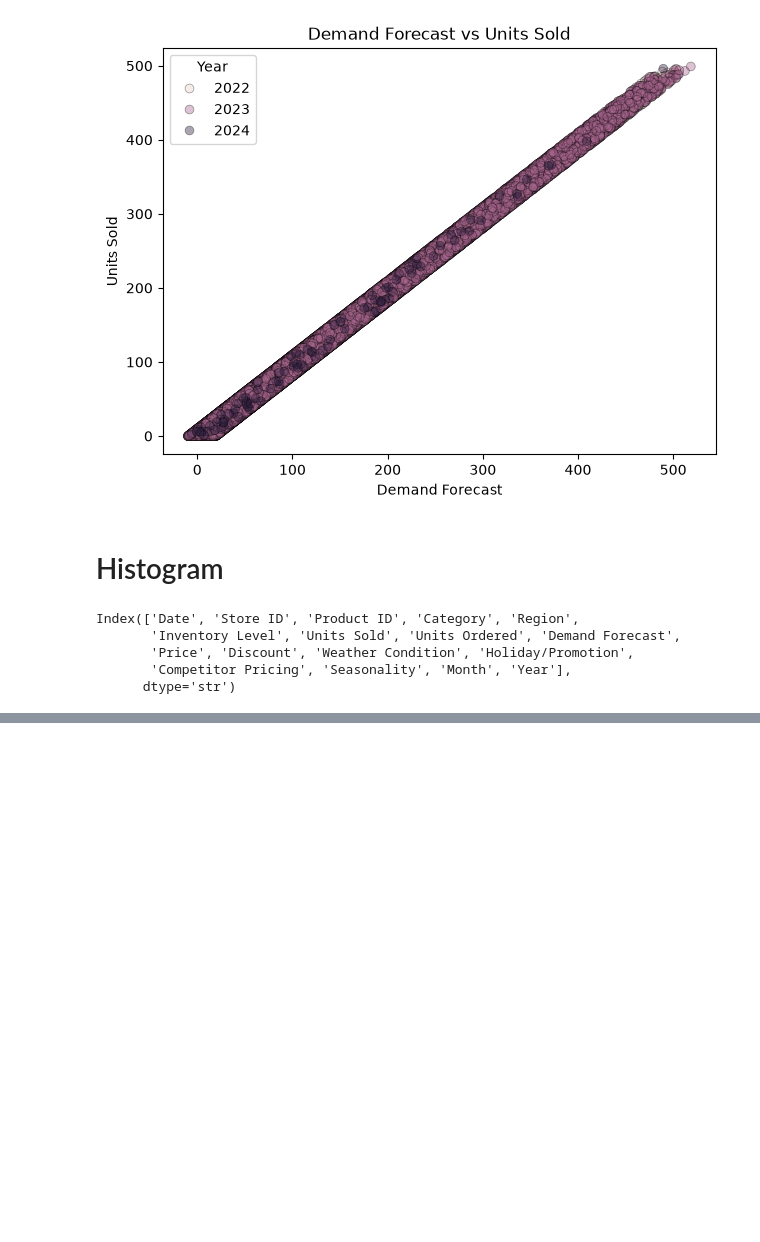
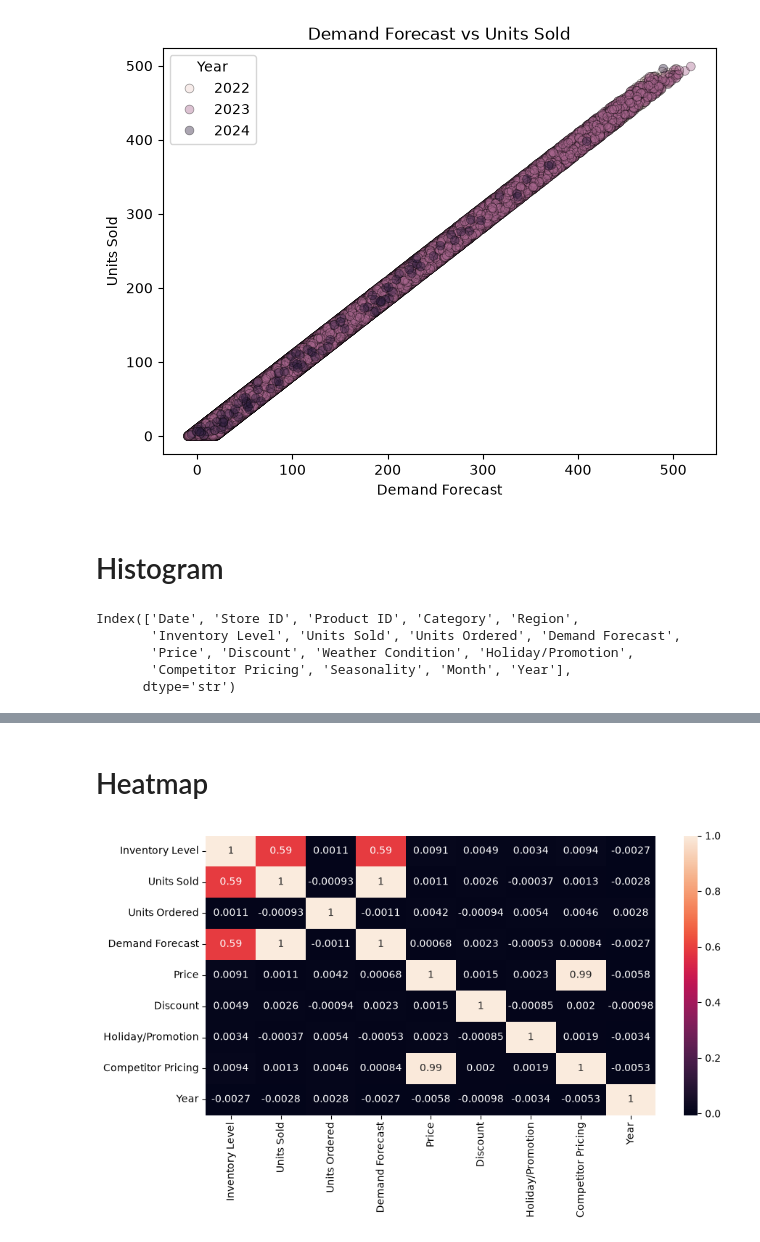
Before and after one commit to sanmesh4090/Data-science-, a Jupyter notebook: Adv.python/seaborn.ipynb, the cells around one changed output, grey strips where cells are left out. Cells and saved outputs as stored; diff of their text form; code cells hidden in the pictures; blank space fills up the shorter version.

```diff
--- a/Adv.python/seaborn.ipynb
+++ b/Adv.python/seaborn.ipynb
@@ -211,0 +223,9 @@ plt.show()
+# %% [markdown]
+# Heatmap
+# %%
+plt.figure(figsize=(10,5))
+sns.heatmap(data=df.corr(numeric_only=True),annot=True)
+
+plt.show()
+# %% [output]
+[figure, added]
```
Also changed, not shown: parts of 3 cells of this notebook.
